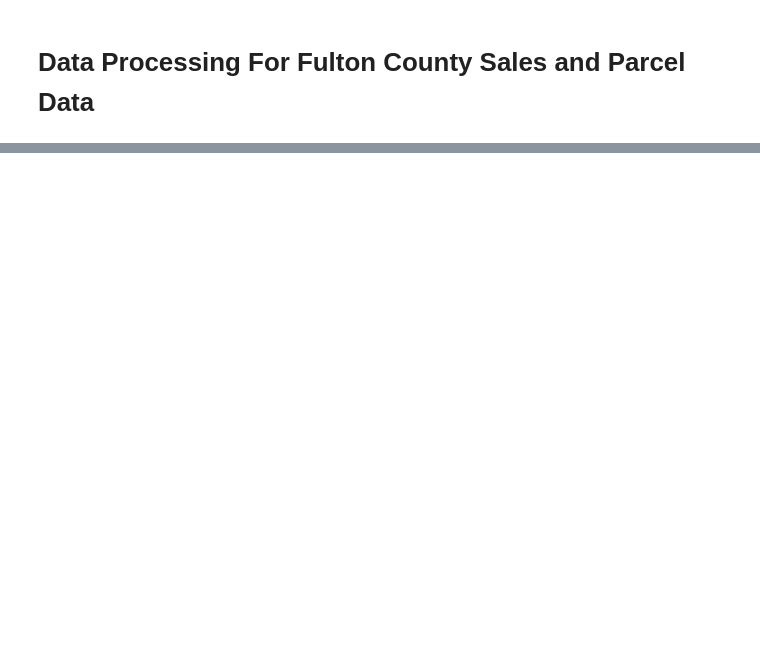
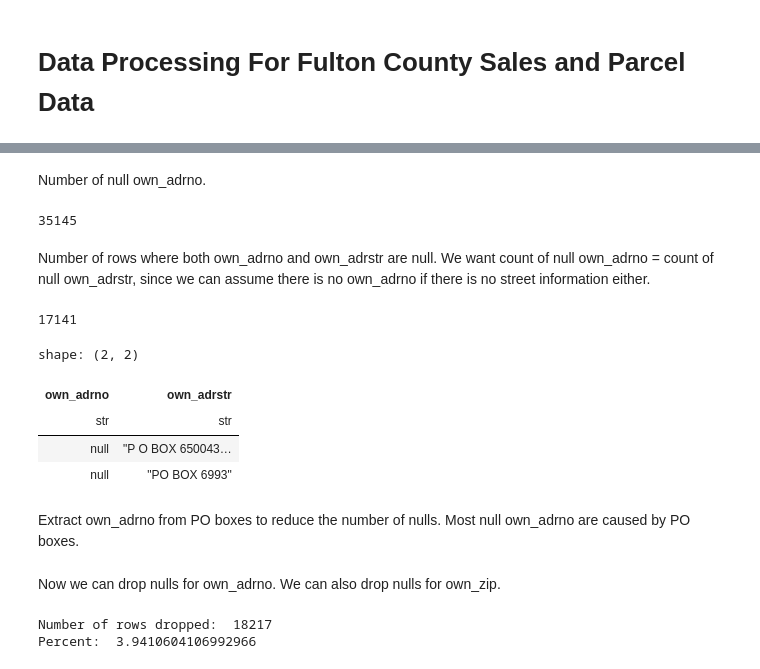
Before and after one commit to Nicholas-Polimeni/FCS, a Jupyter notebook: notebooks/data_processing.ipynb, the cells around one changed output, grey strips where cells are left out. Drawn from its saved outputs; the diff is of its cells as text; code cells hidden in the pictures; blank space fills up the shorter version.

```diff
--- a/notebooks/data_processing.ipynb
+++ b/notebooks/data_processing.ipynb
@@ -314,0 +273,37 @@ Total additional rows generated:  -172407
+# %%
+init_size = len(full_sales_parcel)
+full_sales_parcel = full_sales_parcel.select(
+    pl.col('salesprice').str.replace_all(',','').cast(pl.Float64),
+    pl.col('fmv').str.replace_all(',','').cast(pl.Float64),
+    pl.col('costval').str.replace_all(',','').cast(pl.Float64),
+    pl.col('*').exclude(['salesprice', 'fmv', 'costval'])
+)
+# %% [markdown]
+Number of null own_adrno.
+# %%
+len(full_sales_parcel.filter(
+    pl.col('own_adrno').is_null()
+))
+# %% [output]
+35145
+# %% [markdown]
+Number of rows where both own_adrno and own_adrstr are null. We want count of null own_adrno = count of null own_adrstr, since we can assume there is no own_adrno if there is no street information either.
+# %%
+len(full_sales_parcel.filter(
+    pl.col('own_adrno').is_null() &
+    pl.col('own_adrstr').is_null()
+))
+# %% [output]
+17141
+# %%
+full_sales_parcel.filter(
+    pl.col('own_adrno').is_null()
+)[['own_adrno', 'own_adrstr']].sample(2)
+# %% [output]
+shape: (2, 2)
+| own_adrno | own_adrstr |
+| str | str |
+| null | "P O BOX 650043… |
+| null | "PO BOX 6993" |
+# %% [markdown]
+Extract own_adrno from PO boxes to reduce the number of nulls. Most null own_adrno are caused by PO boxes.
@@ -314,0 +317,10 @@ Total additional rows generated:  -172407
+# %% [markdown]
+Now we can drop nulls for own_adrno. We can also drop nulls for own_zip.
+# %%
+init_len = len(full_sales_parcel)
+full_sales_parcel = full_sales_parcel.drop_nulls(subset=['own_adrno', 'own_zip'])
+print('Number of rows dropped: ', init_len - len(full_sales_parcel))
+print('Percent: ', (init_len - len(full_sales_parcel)) / len(full_sales_parcel) * 100)
+# %% [output]
+Number of rows dropped:  18217
+Percent:  3.9410604106992966
```
Also changed, not shown: parts of 47 cells of this notebook, 32 other files.
